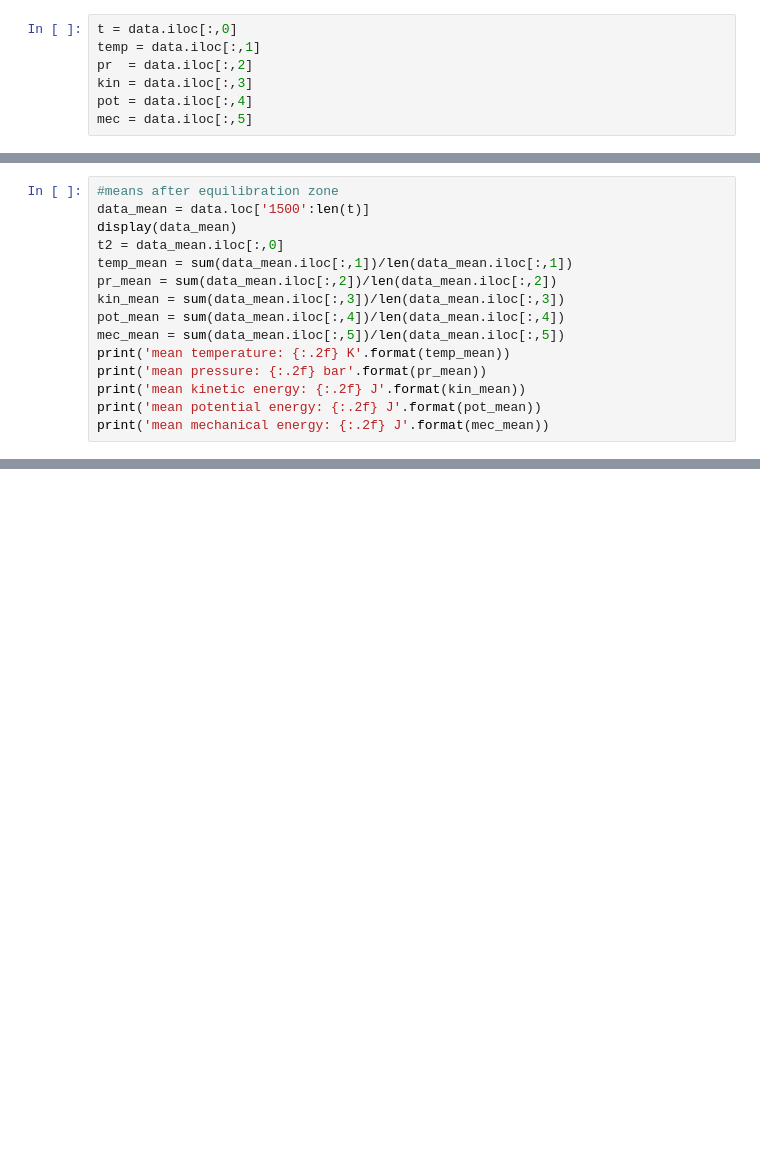
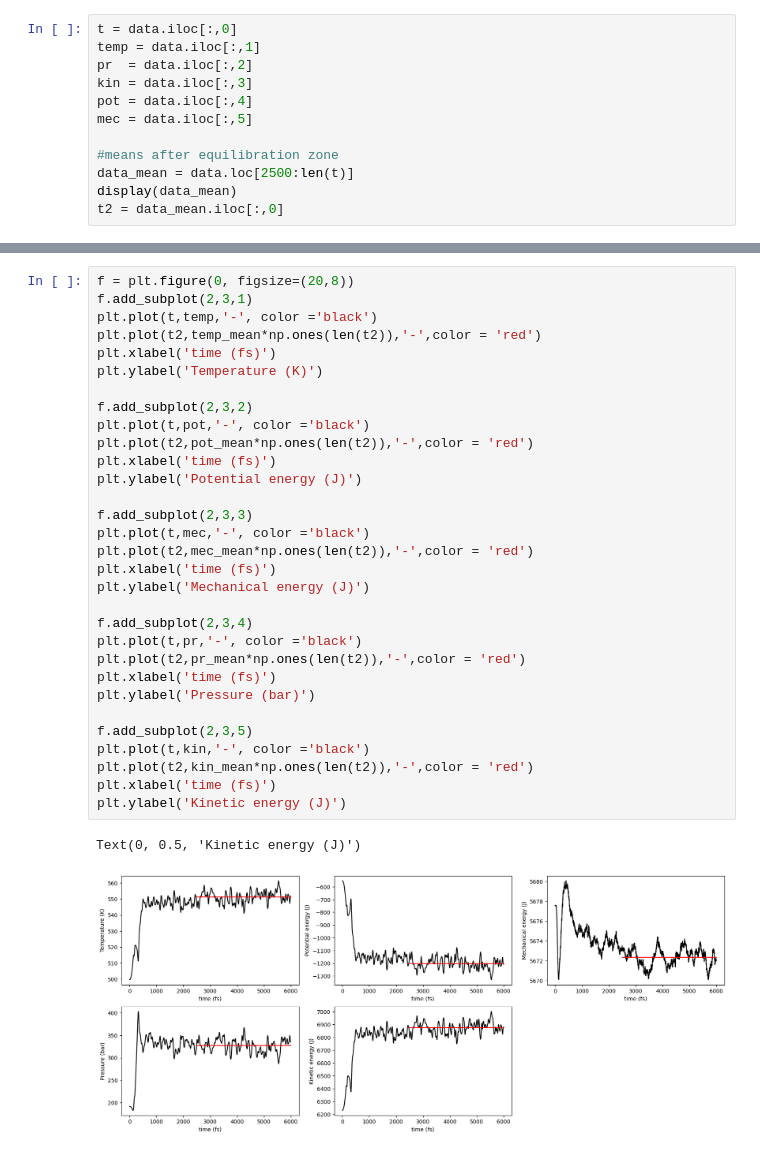
Before and after one commit to willc127/equilibrium_statistical_mechanics, a Jupyter notebook: graphs.ipynb, the cells around one changed output, grey strips where cells are left out. Drawn from its saved outputs; the diff is of its cells as text; blank space fills up the shorter version.

Commit message:
Statistics after equilibration zone

```diff
--- a/graphs.ipynb
+++ b/graphs.ipynb
@@ -26,3 +27,8 @@ pr  = data.iloc[:,2]
 kin = data.iloc[:,3]
 pot = data.iloc[:,4]
 mec = data.iloc[:,5]
+
+#means after equilibration zone
+data_mean = data.loc[2500:len(t)]
+display(data_mean)
+t2 = data_mean.iloc[:,0]
@@ -29,15 +48,0 @@ mec = data.iloc[:,5]
-# %%
-#means after equilibration zone
-data_mean = data.loc['1500':len(t)]
-display(data_mean)
-t2 = data_mean.iloc[:,0]
-temp_mean = sum(data_mean.iloc[:,1])/len(data_mean.iloc[:,1])
-pr_mean = sum(data_mean.iloc[:,2])/len(data_mean.iloc[:,2])
-kin_mean = sum(data_mean.iloc[:,3])/len(data_mean.iloc[:,3])
-pot_mean = sum(data_mean.iloc[:,4])/len(data_mean.iloc[:,4])
-mec_mean = sum(data_mean.iloc[:,5])/len(data_mean.iloc[:,5])
-print('mean temperature: {:.2f} K'.format(temp_mean))
-print('mean pressure: {:.2f} bar'.format(pr_mean))
-print('mean kinetic energy: {:.2f} J'.format(kin_mean))
-print('mean potential energy: {:.2f} J'.format(pot_mean))
-print('mean mechanical energy: {:.2f} J'.format(mec_mean))
@@ -107,0 +92,34 @@ Text(0, 0.5, 'Hamiltonian = kinetic + potential (J)')
+# %%
+f = plt.figure(0, figsize=(20,8))
+f.add_subplot(2,3,1)
+plt.plot(t,temp,'-', color ='black')
+plt.plot(t2,temp_mean*np.ones(len(t2)),'-',color = 'red')
+plt.xlabel('time (fs)')
+plt.ylabel('Temperature (K)')
+
+f.add_subplot(2,3,2)
+plt.plot(t,pot,'-', color ='black')
+plt.plot(t2,pot_mean*np.ones(len(t2)),'-',color = 'red')
+plt.xlabel('time (fs)')
+plt.ylabel('Potential energy (J)')
+
+f.add_subplot(2,3,3)
+plt.plot(t,mec,'-', color ='black')
+plt.plot(t2,mec_mean*np.ones(len(t2)),'-',color = 'red')
+plt.xlabel('time (fs)')
+plt.ylabel('Mechanical energy (J)')
+
+f.add_subplot(2,3,4)
+plt.plot(t,pr,'-', color ='black')
+plt.plot(t2,pr_mean*np.ones(len(t2)),'-',color = 'red')
+plt.xlabel('time (fs)')
+plt.ylabel('Pressure (bar)')
+
+f.add_subplot(2,3,5)
+plt.plot(t,kin,'-', color ='black')
+plt.plot(t2,kin_mean*np.ones(len(t2)),'-',color = 'red')
+plt.xlabel('time (fs)')
+plt.ylabel('Kinetic energy (J)')
+# %% [output]
+Text(0, 0.5, 'Kinetic energy (J)')
+[figure, added]
```
Also changed, not shown: parts of 9 cells of this notebook, 13 other files.
